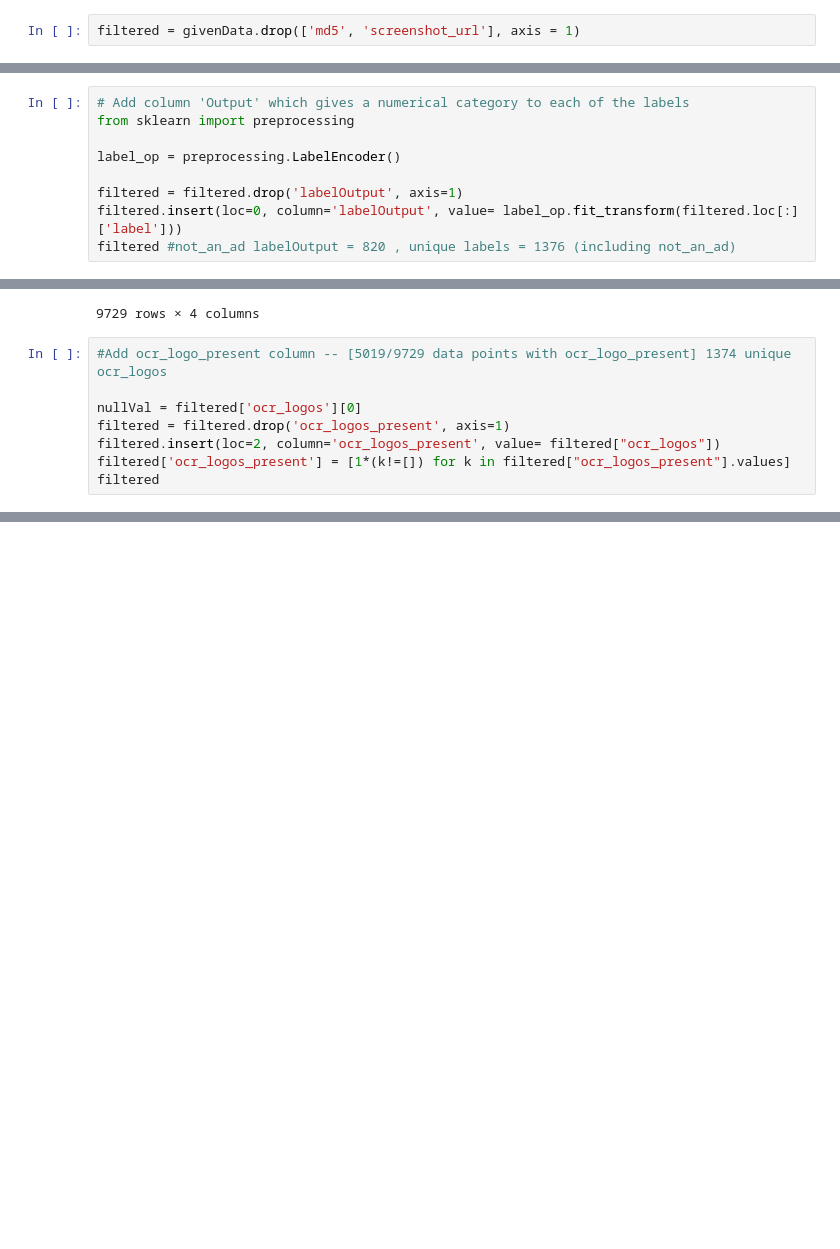
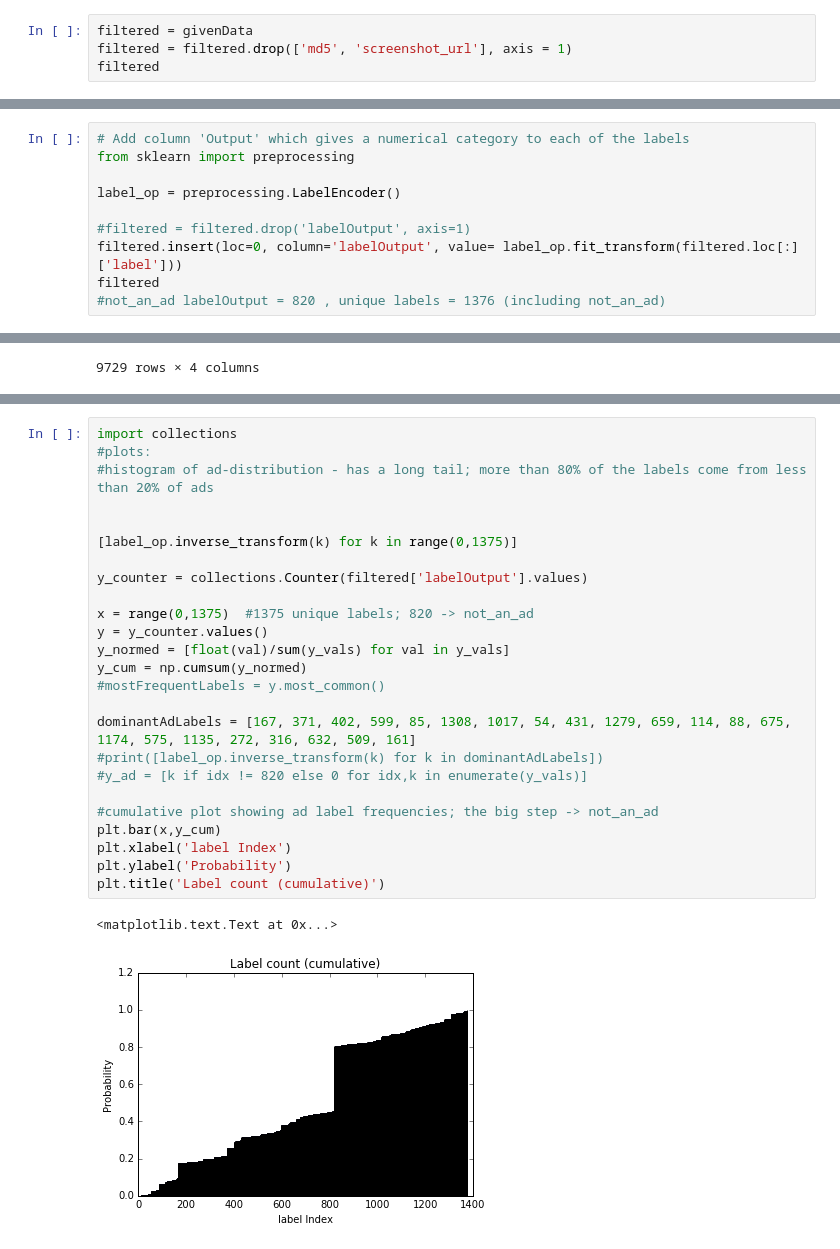
Before and after one commit to siddhartha-chandra/AdPredictor, a Jupyter notebook: sample/Notebook/Ad_Predictor.ipynb, the cells around one changed output, grey strips where cells are left out. Cells and saved outputs as stored; diff of their text form; blank space fills up the shorter version.

```diff
--- a/sample/Notebook/Ad_Predictor.ipynb
+++ b/sample/Notebook/Ad_Predictor.ipynb
@@ -71,2 +54,4 @@ givenData
 # %%
-filtered = givenData.drop(['md5', 'screenshot_url'], axis = 1)
+filtered = givenData
+filtered = filtered.drop(['md5', 'screenshot_url'], axis = 1)
+filtered
@@ -97,9 +80,10 @@ from sklearn import preprocessing
 
 label_op = preprocessing.LabelEncoder()
 
-filtered = filtered.drop('labelOutput', axis=1)
+#filtered = filtered.drop('labelOutput', axis=1)
 filtered.insert(loc=0, column='labelOutput', value= label_op.fit_transform(filtered.loc[:]['label']))
-filtered #not_an_ad labelOutput = 820 , unique labels = 1376 (including not_an_ad)
+filtered
+#not_an_ad labelOutput = 820 , unique labels = 1376 (including not_an_ad)
 # %% [output]
 |  | labelOutput | label | ocr_logos | ocr_text |
 | 0 | 85 | ashley furniture | [] | et happy\nASHLEY\nholidays\nthis ... |
@@ -119,11 +103,3 @@ filtered #not_an_ad labelOutput = 820 , unique labels = 1376 (including not_an_a
 | 9727 | 820 | not_an_ad | [] | Highly recommended\nYou may need ... |
 | 9728 | 1308 | walmart | [2015] | Get the AT&T GoPhone Samsung\nGal... |
 9729 rows × 4 columns
-# %%
-#Add ocr_logo_present column -- [5019/9729 data points with ocr_logo_present] 1374 unique ocr_logos
-
-nullVal = filtered['ocr_logos'][0]
-filtered = filtered.drop('ocr_logos_present', axis=1)
-filtered.insert(loc=2, column='ocr_logos_present', value= filtered["ocr_logos"])
-filtered['ocr_logos_present'] = [1*(k!=[]) for k in filtered["ocr_logos_present"].values]
-filtered
@@ -202,0 +106,28 @@ filtered1
+# %%
+import collections
+#plots:
+#histogram of ad-distribution - has a long tail; more than 80% of the labels come from less than 20% of ads
+
+
+[label_op.inverse_transform(k) for k in range(0,1375)]
+
+y_counter = collections.Counter(filtered['labelOutput'].values)
+
+x = range(0,1375)  #1375 unique labels; 820 -> not_an_ad
+y = y_counter.values()
+y_normed = [float(val)/sum(y_vals) for val in y_vals]
+y_cum = np.cumsum(y_normed)
+#mostFrequentLabels = y.most_common()
+
+dominantAdLabels = [167, 371, 402, 599, 85, 1308, 1017, 54, 431, 1279, 659, 114, 88, 675, 1174, 575, 1135, 272, 316, 632, 509, 161]
+#print([label_op.inverse_transform(k) for k in dominantAdLabels])
+#y_ad = [k if idx != 820 else 0 for idx,k in enumerate(y_vals)]
+
+#cumulative plot showing ad label frequencies; the big step -> not_an_ad
+plt.bar(x,y_cum)
+plt.xlabel('label Index')
+plt.ylabel('Probability')
+plt.title('Label count (cumulative)')
+# %% [output]
+<matplotlib.text.Text at 0x...>
+[figure, added]
```
Also changed, not shown: parts of 19 cells of this notebook.
